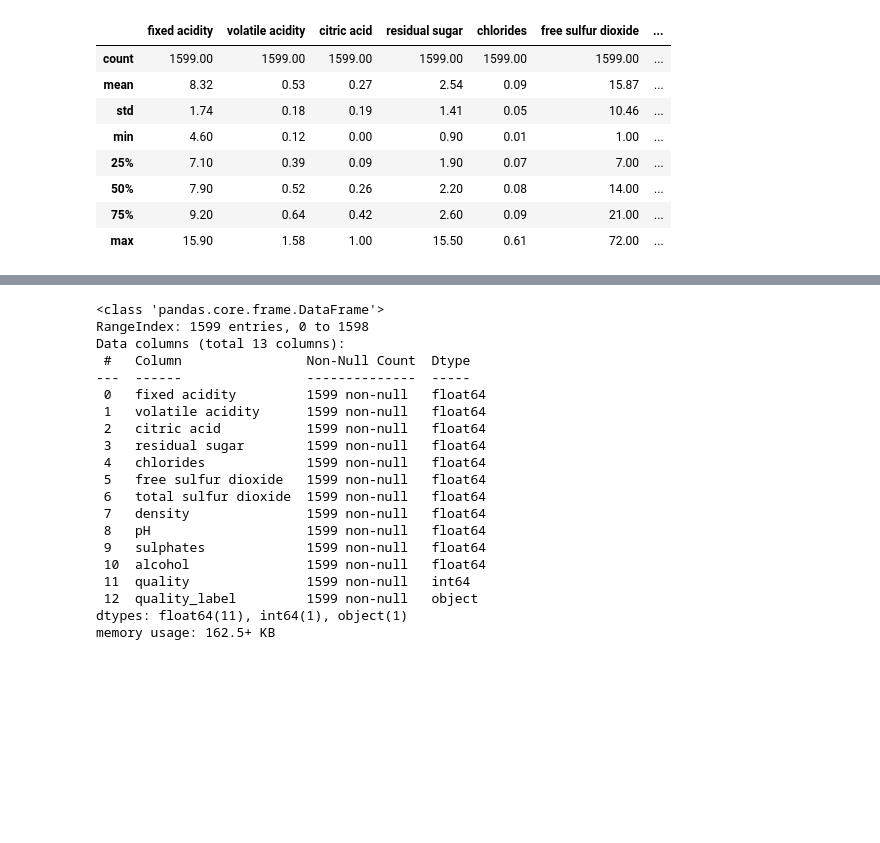
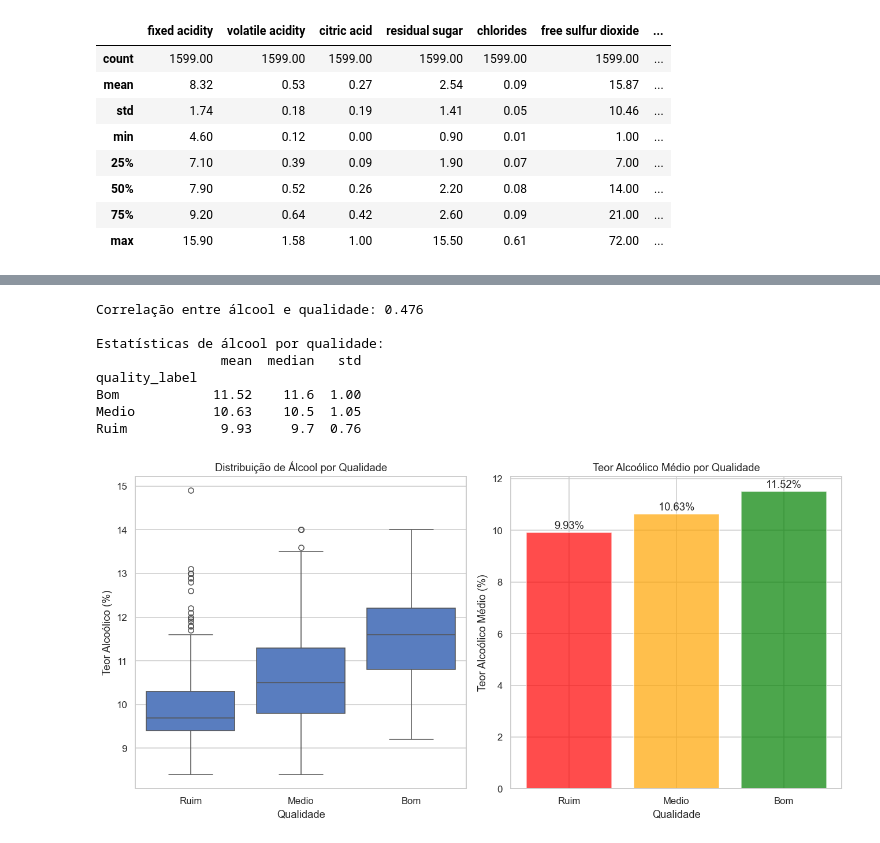
Before and after one commit to computacao-aplicada/lab01-eda-pedroluizforlan, a Jupyter notebook: wine.ipynb, the cells around one changed output, grey strips where cells are left out. Drawn from its saved outputs; the diff is of its cells as text; code cells hidden in the pictures; blank space fills up the shorter version.

```diff
--- a/wine.ipynb
+++ b/wine.ipynb
@@ -139,23 +80,41 @@ plt.boxplot(df['alcohol'].dropna())
-# %%
-df.info()
-# %% [output]
-<class 'pandas.core.frame.DataFrame'>
-RangeIndex: 1599 entries, 0 to 1598
-Data columns (total 13 columns):
- #   Column                Non-Null Count  Dtype
----  ------                --------------  -----
- 0   fixed acidity         1599 non-null   float64
- 1   volatile acidity      1599 non-null   float64
- 2   citric acid           1599 non-null   float64
- 3   residual sugar        1599 non-null   float64
- 4   chlorides             1599 non-null   float64
- 5   free sulfur dioxide   1599 non-null   float64
- 6   total sulfur dioxide  1599 non-null   float64
- 7   density               1599 non-null   float64
- 8   pH                    1599 non-null   float64
- 9   sulphates             1599 non-null   float64
- 10  alcohol               1599 non-null   float64
- 11  quality               1599 non-null   int64
- 12  quality_label         1599 non-null   object
-dtypes: float64(11), int64(1), object(1)
-memory usage: 162.5+ KB
+# %%
+# DESCOBERTA 1: Relação entre Teor Alcoólico e Qualidade
+
+correlation_alcohol_quality = df['alcohol'].corr(df['quality'])
+print(f'Correlação entre álcool e qualidade: {correlation_alcohol_quality:.3f}')
+
+alcohol_stats = df.groupby('quality_label')['alcohol'].agg(['mean', 'median', 'std']).round(2)
+print('\nEstatísticas de álcool por qualidade:')
+print(alcohol_stats)
+
+plt.figure(figsize=(12, 6))
+
+plt.subplot(1, 2, 1)
+sns.boxplot(data=df, x='quality_label', y='alcohol', order=['Ruim', 'Medio', 'Bom'])
+plt.title('Distribuição de Álcool por Qualidade')
+plt.xlabel('Qualidade')
+plt.ylabel('Teor Alcoólico (%)')
+
+plt.subplot(1, 2, 2)
+quality_order = ['Ruim', 'Medio', 'Bom']
+means = [df[df['quality_label'] == q]['alcohol'].mean() for q in quality_order]
+plt.bar(quality_order, means, color=['red', 'orange', 'green'], alpha=0.7)
+plt.title('Teor Alcoólico Médio por Qualidade')
+plt.xlabel('Qualidade')
+plt.ylabel('Teor Alcoólico Médio (%)')
+
+for i, v in enumerate(means):
+    plt.text(i, v + 0.05, f'{v:.2f}%', ha='center', va='bottom')
+
+plt.tight_layout()
+plt.show()
+# %% [output]
+Correlação entre álcool e qualidade: 0.476
+
+Estatísticas de álcool por qualidade:
+                mean  median   std
+quality_label
+Bom            11.52    11.6  1.00
+Medio          10.63    10.5  1.05
+Ruim            9.93     9.7  0.76
+[figure, added]
```
Also changed, not shown: parts of 11 cells of this notebook, 1 other file.
